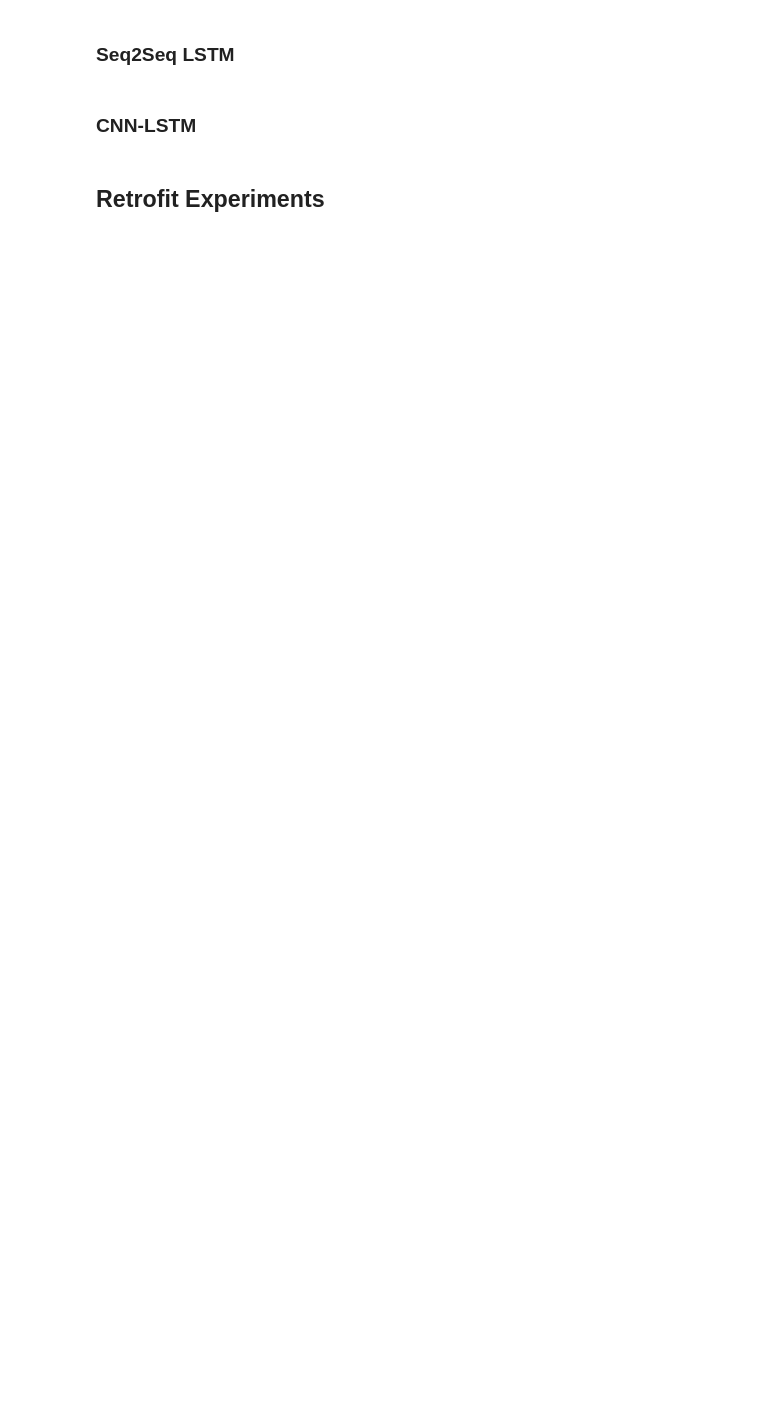
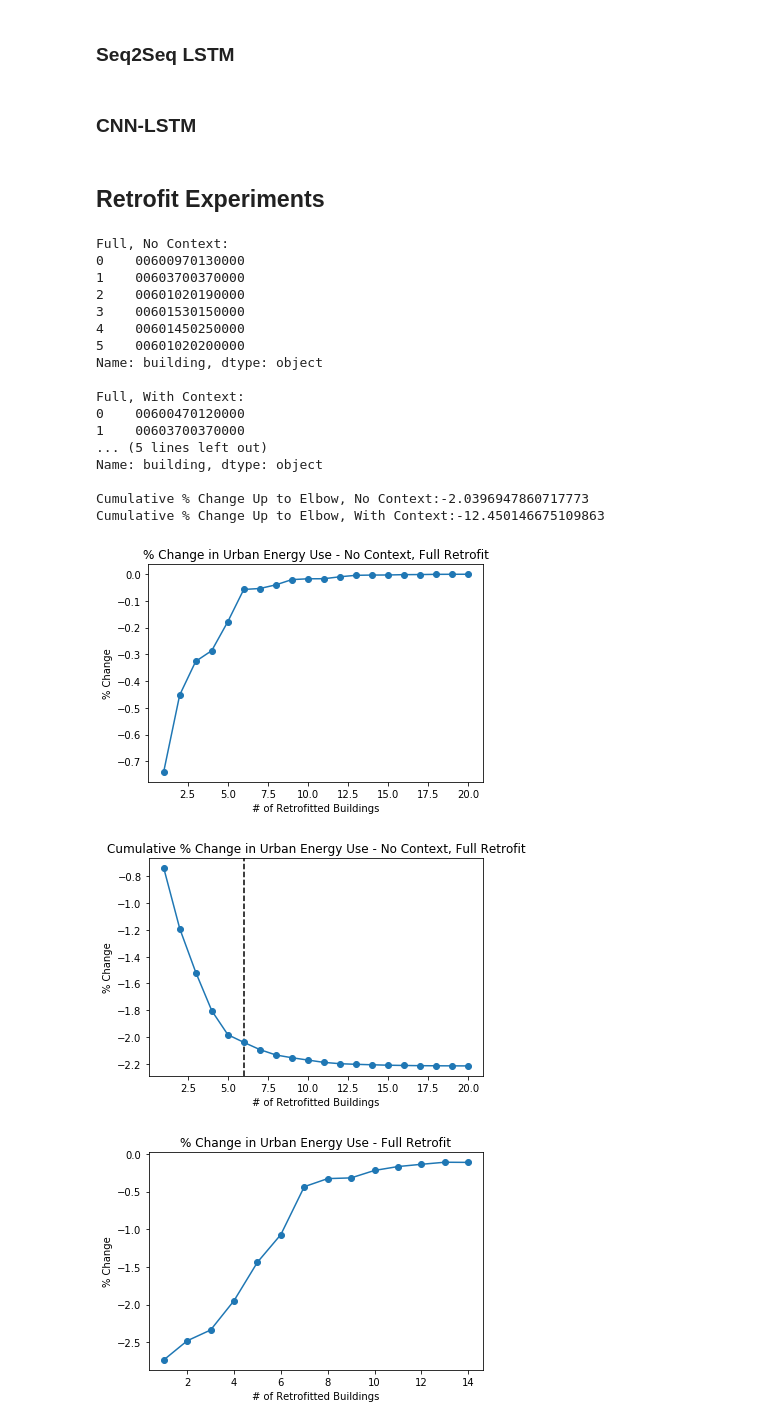
Before and after one commit to Urban-Informatics-Lab/dues-extension, a Jupyter notebook: ml/Experiments.ipynb, the cells around one changed output. Cells and saved outputs as stored; diff of their text form; code cells hidden in the pictures; blank space fills up the shorter version.

Commit message:
Analyze viability of downstream retrofit applications at urban scale.

```diff
--- a/ml/Experiments.ipynb
+++ b/ml/Experiments.ipynb
@@ -425,10 +491,16 @@ print(metrics[1])
 # %% [markdown]
 ## Retrofit Experiments
 # %%
-model = lstm_model
+rerun_analysis = False
+lstm_model = load_model('../models/vanilla_lstm')
+lstm_no_context_model = load_model('../models/vanilla_lstm_no_context')
+
+model = lstm_no_context_model
+add_context = False
 
 PATH_RETROFIT_ROOT = "../data/all/"
-PATH_RETROFIT_OUTPUT = "../data/output_retrofit/all_months/output_retrofit_all_mae.csv"
+PATH_RETROFIT_OUTPUT = "../data/test.csv"
+# PATH_RETROFIT_OUTPUT = "../data/output_retrofit/all_months/output_retrofit_all_mae.csv"
 # PATH_RETROFIT_OUTPUT = "../data/output_retrofit/all_months/output_retrofit_block_mae.csv"
 # PATH_RETROFIT_OUTPUT = "../data/output_retrofit/all_months/output_retrofit_old_mae.csv"
 # PATH_RETROFIT_OUTPUT = "../data/output_retrofit/all_months/output_retrofit_all_mae_no_context.csv"
@@ -438,6 +510,14 @@ PATH_RETROFIT_OUTPUT = "../data/output_retrofit/all_months/output_retrofit_all_m
 PATH_ENERGY_FULL = PATH_RETROFIT_ROOT + "building_energy_retrofit_full.csv"
 PATH_ENERGY_LIGHT = PATH_RETROFIT_ROOT + "building_energy_retrofit_light.csv"
 PATH_ENERGY_WINDOW = PATH_RETROFIT_ROOT + "building_energy_retrofit_window.csv"
+
+PATH_FULL_SAVINGS_HISTORY = '../savings_analysis/full_savings.csv'
+PATH_LIGHT_SAVINGS_HISTORY = '../savings_analysis/light_savings.csv'
+PATH_WINDOW_SAVINGS_HISTORY = '../savings_analysis/window_savings.csv'
+
+PATH_FULL_NO_CONTEXT_SAVINGS_HISTORY = '../savings_analysis/full_savings_no_context.csv'
+PATH_LIGHT_NO_CONTEXT_SAVINGS_HISTORY = '../savings_analysis/light_savings_no_context.csv'
+PATH_WINDOW_NO_CONTEXT_SAVINGS_HISTORY = '../savings_analysis/window_savings_no_context.csv'
 
 energy_retrofit_full = pd.read_csv(PATH_ENERGY_FULL, dtype=energy_dtype)
 energy_retrofit_light = pd.read_csv(PATH_ENERGY_LIGHT, dtype=energy_dtype)
@@ -462,3 +542,5 @@ energy_retrofits['kwh_baseline'] = model.predict(test_folds[-1][0]).ravel()
 energy_retrofits['kwh_full'] = model.predict(full_test_folds[-1][0]).ravel()
 energy_retrofits['kwh_light'] = model.predict(light_test_folds[-1][0]).ravel()
 energy_retrofits['kwh_window'] = model.predict(window_test_folds[-1][0]).ravel()
+
+energy_retrofits.to_csv(PATH_RETROFIT_OUTPUT, index=False)
@@ -466,0 +569,45 @@ energy_retrofits['kwh_window'] = model.predict(window_test_folds[-1][0]).ravel()
+# %%
+if rerun_analysis:
+    utils.stepwise_selection_no_context(energy_retrofits, 'kwh_full', PATH_FULL_NO_CONTEXT_SAVINGS_HISTORY)
+    utils.stepwise_selection(model, energy, energy_full, folds, test_folds, scalers[-1], timesteps, PATH_FULL_SAVINGS_HISTORY)
+
+full_stepwise_history_no_context = pd.read_csv(PATH_FULL_SAVINGS_NO_CONTEXT_HISTORY)
+full_stepwise_history = pd.read_csv(PATH_FULL_SAVINGS_HISTORY)
+
+NO_CONTEXT_ELBOW = 6
+ELBOW = 7
+importlib.reload(utils)
+no_context_sum = np.sum(full_stepwise_history_no_context['savings'][:NO_CONTEXT_ELBOW])
+context_sum = np.sum(full_stepwise_history['savings'][:ELBOW])
+
+print("Full, No Context: ")
+print(full_stepwise_history_no_context[:NO_CONTEXT_ELBOW]['building'].str.lstrip('kwh_sim_'))
+print("\nFull, With Context: ")
+print(full_stepwise_history[:ELBOW]['building'].str.lstrip('kwh_sim_'))
+
+print("\nCumulative % Change Up to Elbow, No Context:" + str(no_context_sum))
+print("Cumulative % Change Up to Elbow, With Context:" + str(context_sum))
+
+utils.plot_stepwise_history(full_stepwise_history_no_context, NO_CONTEXT_ELBOW, "No Context, Full")
+utils.plot_stepwise_history(full_stepwise_history, ELBOW, "Full")
+# %% [output]
+Full, No Context:
+0    00600970130000
+1    00603700370000
+2    00601020190000
+3    00601530150000
+4    00601450250000
+5    00601020200000
+Name: building, dtype: object
+
+Full, With Context:
+0    00600470120000
+1    00603700370000
+... (5 lines left out)
+Name: building, dtype: object
+
+Cumulative % Change Up to Elbow, No Context:-2.0396947860717773
+Cumulative % Change Up to Elbow, With Context:-12.450146675109863
+[figure, added]
+[figure, added]
+[figure, added]
```
Also changed, not shown: parts of 12 cells of this notebook, 14 other files.
